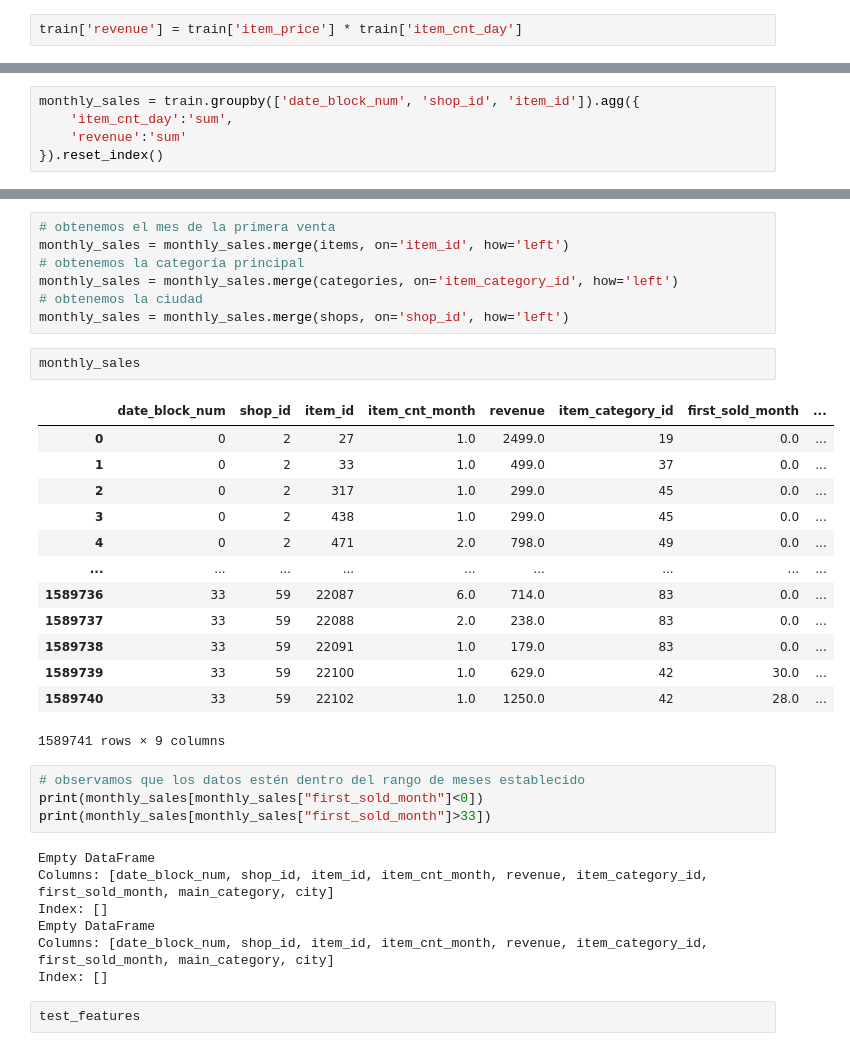
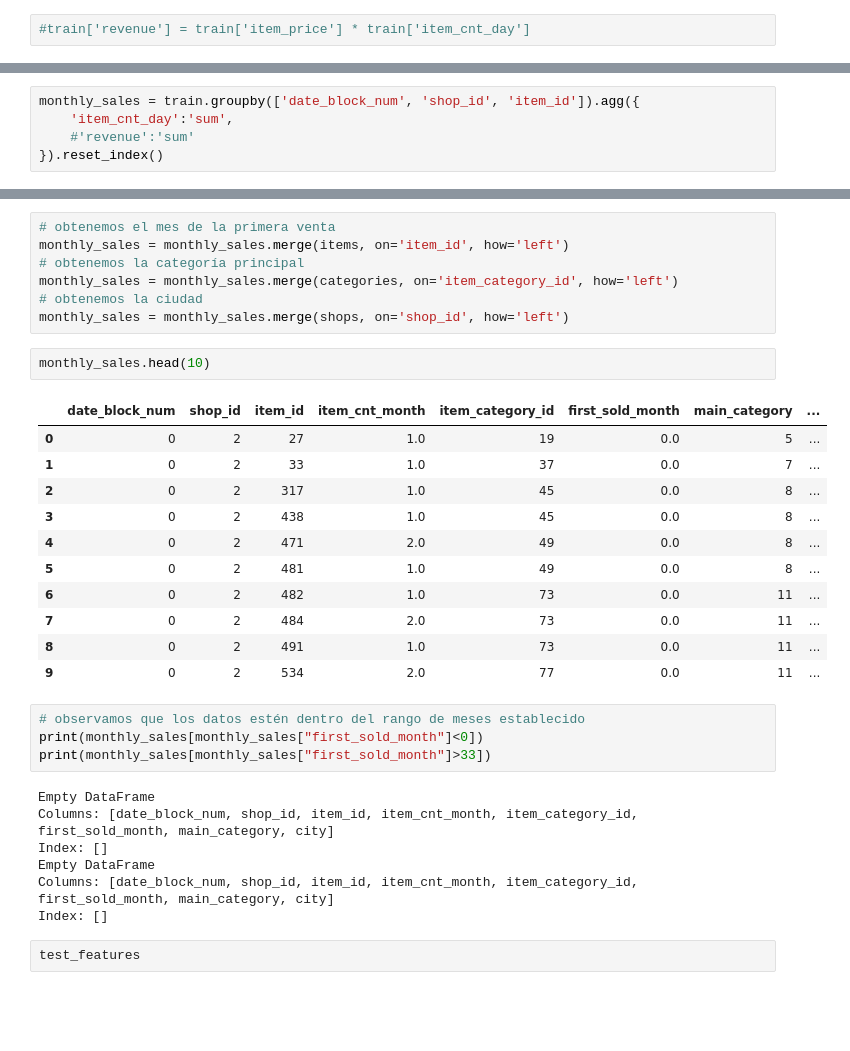
Before and after one commit to emmcors/modelo_regresion, a Jupyter notebook: future_sales.ipynb, the cells around one changed output, grey strips where cells are left out. Drawn from its saved outputs; the diff is of its cells as text; blank space fills up the shorter version.

```diff
--- a/future_sales.ipynb
+++ b/future_sales.ipynb
@@ -705,7 +705,7 @@ memory usage: 154.1 MB
 ### Ganancias
 Obtengamos una nueva columna la cuál indique las ganancias. Es decir, el precio por el número de artículos vendidos de cada transacción.
 # %%
-train['revenue'] = train['item_price'] * train['item_cnt_day']
+#train['revenue'] = train['item_price'] * train['item_cnt_day']
 # %% [markdown]
 ### Agrupación mensual
 
@@ -713,7 +713,7 @@ Agruparemos los datos por mes, tienda y artículo.
 # %%
 monthly_sales = train.groupby(['date_block_num', 'shop_id', 'item_id']).agg({
     'item_cnt_day':'sum',
-    'revenue':'sum'
+    #'revenue':'sum'
 }).reset_index()
 # %%
 # cambiamos el nombre de la columna de cantidades
@@ -728,31 +742,29 @@ monthly_sales = monthly_sales.merge(categories, on='item_category_id', how='left
 # obtenemos la ciudad
 monthly_sales = monthly_sales.merge(shops, on='shop_id', how='left')
 # %%
-monthly_sales
+monthly_sales.head(10)
 # %% [output]
-|  | date_block_num | shop_id | item_id | item_cnt_month | revenue | item_category_id | first_sold_month | ... |
-| 0 | 0 | 2 | 27 | 1.0 | 2499.0 | 19 | 0.0 | ... |
-| 1 | 0 | 2 | 33 | 1.0 | 499.0 | 37 | 0.0 | ... |
-| 2 | 0 | 2 | 317 | 1.0 | 299.0 | 45 | 0.0 | ... |
-| 3 | 0 | 2 | 438 | 1.0 | 299.0 | 45 | 0.0 | ... |
-| 4 | 0 | 2 | 471 | 2.0 | 798.0 | 49 | 0.0 | ... |
-| ... | ... | ... | ... | ... | ... | ... | ... | ... |
-| 1589736 | 33 | 59 | 22087 | 6.0 | 714.0 | 83 | 0.0 | ... |
-| 1589737 | 33 | 59 | 22088 | 2.0 | 238.0 | 83 | 0.0 | ... |
-| 1589738 | 33 | 59 | 22091 | 1.0 | 179.0 | 83 | 0.0 | ... |
-| 1589739 | 33 | 59 | 22100 | 1.0 | 629.0 | 42 | 30.0 | ... |
-| 1589740 | 33 | 59 | 22102 | 1.0 | 1250.0 | 42 | 28.0 | ... |
+|  | date_block_num | shop_id | item_id | item_cnt_month | item_category_id | first_sold_month | main_category | ... |
+| 0 | 0 | 2 | 27 | 1.0 | 19 | 0.0 | 5 | ... |
+| 1 | 0 | 2 | 33 | 1.0 | 37 | 0.0 | 7 | ... |
+| 2 | 0 | 2 | 317 | 1.0 | 45 | 0.0 | 8 | ... |
+| 3 | 0 | 2 | 438 | 1.0 | 45 | 0.0 | 8 | ... |
+| 4 | 0 | 2 | 471 | 2.0 | 49 | 0.0 | 8 | ... |
+| 5 | 0 | 2 | 481 | 1.0 | 49 | 0.0 | 8 | ... |
+| 6 | 0 | 2 | 482 | 1.0 | 73 | 0.0 | 11 | ... |
+| 7 | 0 | 2 | 484 | 2.0 | 73 | 0.0 | 11 | ... |
+| 8 | 0 | 2 | 491 | 1.0 | 73 | 0.0 | 11 | ... |
+| 9 | 0 | 2 | 534 | 2.0 | 77 | 0.0 | 11 | ... |
-1589741 rows × 9 columns
 # %%
 # observamos que los datos estén dentro del rango de meses establecido
 print(monthly_sales[monthly_sales["first_sold_month"]<0])
 print(monthly_sales[monthly_sales["first_sold_month"]>33])
 # %% [output]
 Empty DataFrame
-Columns: [date_block_num, shop_id, item_id, item_cnt_month, revenue, item_category_id, first_sold_month, main_category, city]
+Columns: [date_block_num, shop_id, item_id, item_cnt_month, item_category_id, first_sold_month, main_category, city]
 Index: []
 Empty DataFrame
-Columns: [date_block_num, shop_id, item_id, item_cnt_month, revenue, item_category_id, first_sold_month, main_category, city]
+Columns: [date_block_num, shop_id, item_id, item_cnt_month, item_category_id, first_sold_month, main_category, city]
 Index: []
 # %%
 test_features
```
Also changed, not shown: parts of 20 cells of this notebook.
